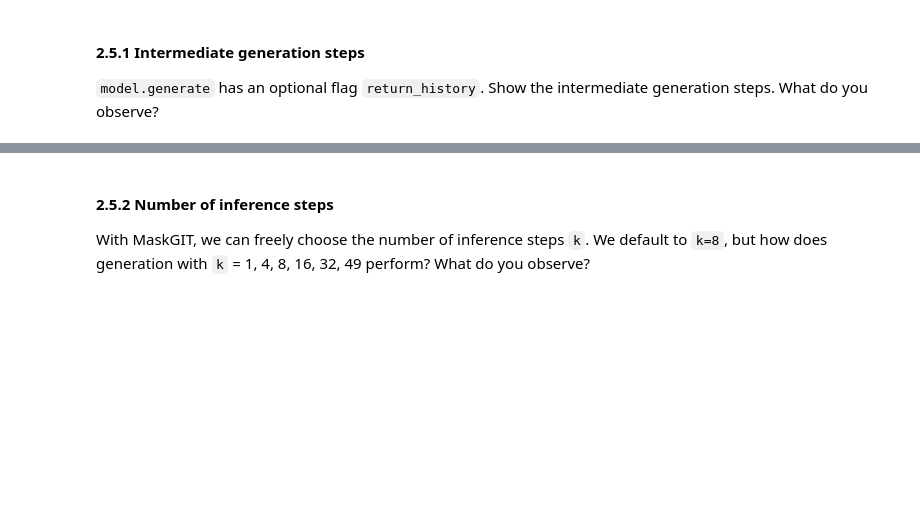
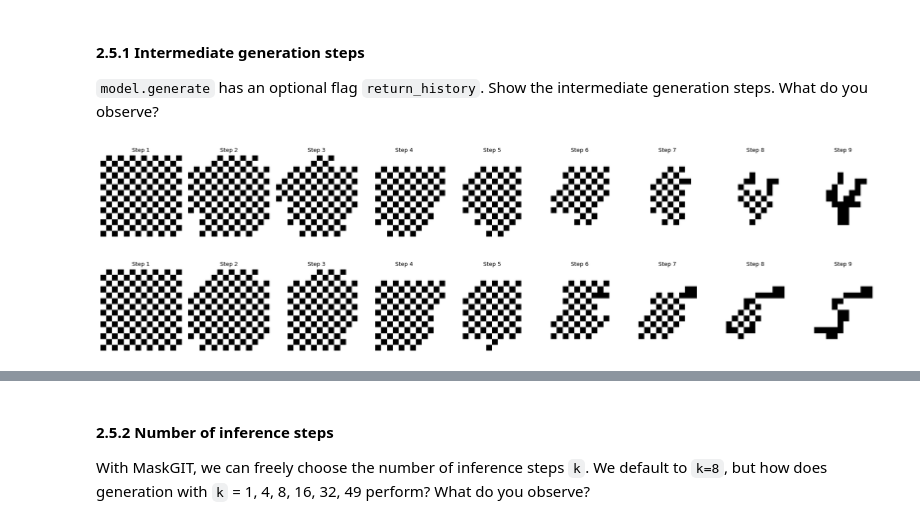
Before and after one commit to EPFL-VILAB/2026-Spring-CS503-Visual-Intelligence-Homework, a Jupyter notebook: NanoFM_Homeworks/notebooks/CS503_FM_part2_nanoMaskGIT.ipynb, the cells around one changed output, grey strips where cells are left out. Cells and saved outputs as stored; diff of their text form; code cells hidden in the pictures; blank space fills up the shorter version.

```diff
--- a/NanoFM_Homeworks/notebooks/CS503_FM_part2_nanoMaskGIT.ipynb
+++ b/NanoFM_Homeworks/notebooks/CS503_FM_part2_nanoMaskGIT.ipynb
@@ -279,0 +291,54 @@ Please answer the following questions. You may use additional cells to demonstra
+# %%
+label = 4
+num_steps = 8
+
+seq = torch.zeros(50, dtype=torch.long, device=device)
+mask = torch.ones(50, dtype=torch.bool, device=device)
+seq[0] = label
+mask[0] = False
+
+seq_history, mask_history = model.generate(
+    seq, mask, num_steps=num_steps, temp=1.0, top_p=0.9, return_history=True
+)
+
+num_frames = seq_history.shape[0]
+
+fig, axes = plt.subplots(1, num_frames, figsize=(2 * num_frames, 2.5))
+for i in range(num_frames):
+    frame_seq = seq_history[i].unsqueeze(0)
+    img = detokenize_MNIST(frame_seq, patch_size=2, account_for_labels=True).cpu()
+    axes[i].imshow(img[0], cmap='gray_r', vmin=0, vmax=1)
+    axes[i].set_title(f"Step {i+1}", fontsize=9)
+    axes[i].axis('off')
+
+plt.tight_layout()
+plt.show()
+# %% [output]
+[figure, added]
+# %%
+label = 5
+num_steps = 8
+
+seq = torch.zeros(50, dtype=torch.long, device=device)
+mask = torch.ones(50, dtype=torch.bool, device=device)
+seq[0] = label
+mask[0] = False
+
+seq_history, mask_history = model.generate(
+    seq, mask, num_steps=num_steps, temp=1.0, top_p=0.9, return_history=True
+)
+
+num_frames = seq_history.shape[0]
+
+fig, axes = plt.subplots(1, num_frames, figsize=(2 * num_frames, 2.5))
+for i in range(num_frames):
+    frame_seq = seq_history[i].unsqueeze(0)
+    img = detokenize_MNIST(frame_seq, patch_size=2, account_for_labels=True).cpu()
+    axes[i].imshow(img[0], cmap='gray_r', vmin=0, vmax=1)
+    axes[i].set_title(f"Step {i+1}", fontsize=9)
+    axes[i].axis('off')
+
+plt.tight_layout()
+plt.show()
+# %% [output]
+[figure, added]
```
Also changed, not shown: parts of 21 cells of this notebook, 6 other files.
